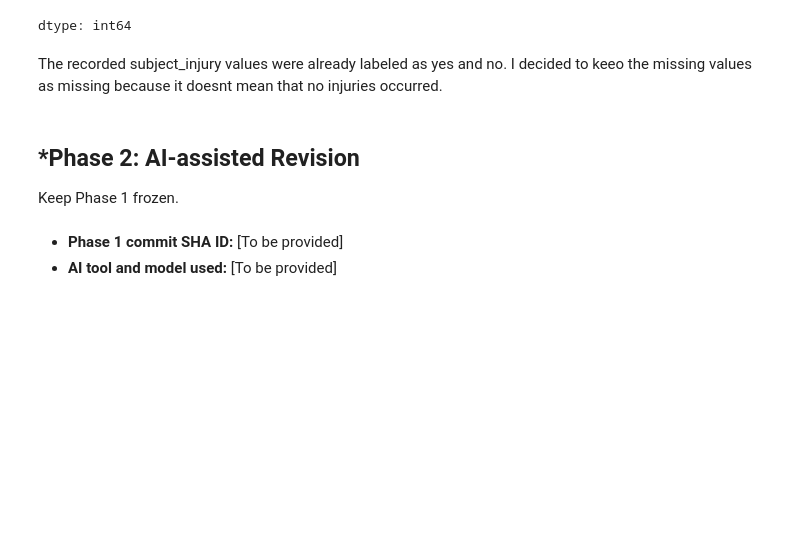
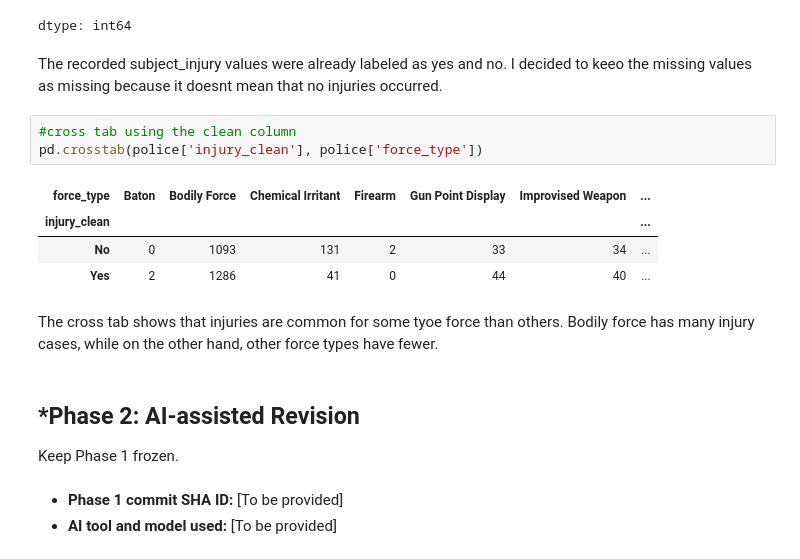
Before and after one commit to raffaellaalpaca-ai/A01-data-wrangling, a Jupyter notebook: notebook.ipynb, the cells around one changed output. Cells and saved outputs as stored; diff of their text form; blank space fills up the shorter version.

Commit message:
Added injury force type cross tab

```diff
--- a/notebook.ipynb
+++ b/notebook.ipynb
@@ -191,6 +191,16 @@ police['injury_clean'].value_counts(dropna=False)
 dtype: int64
 # %% [markdown]
 The recorded subject_injury values were already labeled as yes and no. I decided to keeo the missing values as missing because it doesnt mean that no injuries occurred.
+# %%
+#cross tab using the clean column
+pd.crosstab(police['injury_clean'], police['force_type'])
+# %% [output]
+| force_type | Baton | Bodily Force | Chemical Irritant | Firearm | Gun Point Display | Improvised Weapon | ... |
+| injury_clean |  |  |  |  |  |  | ... |
+| No | 0 | 1093 | 131 | 2 | 33 | 34 | ... |
+| Yes | 2 | 1286 | 41 | 0 | 44 | 40 | ... |
+# %% [markdown]
+The cross tab shows that injuries are common for some tyoe force than others. Bodily force has many injury cases, while on the other hand, other force types have fewer.
 # %% [markdown]
 ## *Phase 2: AI-assisted Revision
 Keep Phase 1 frozen.
```
